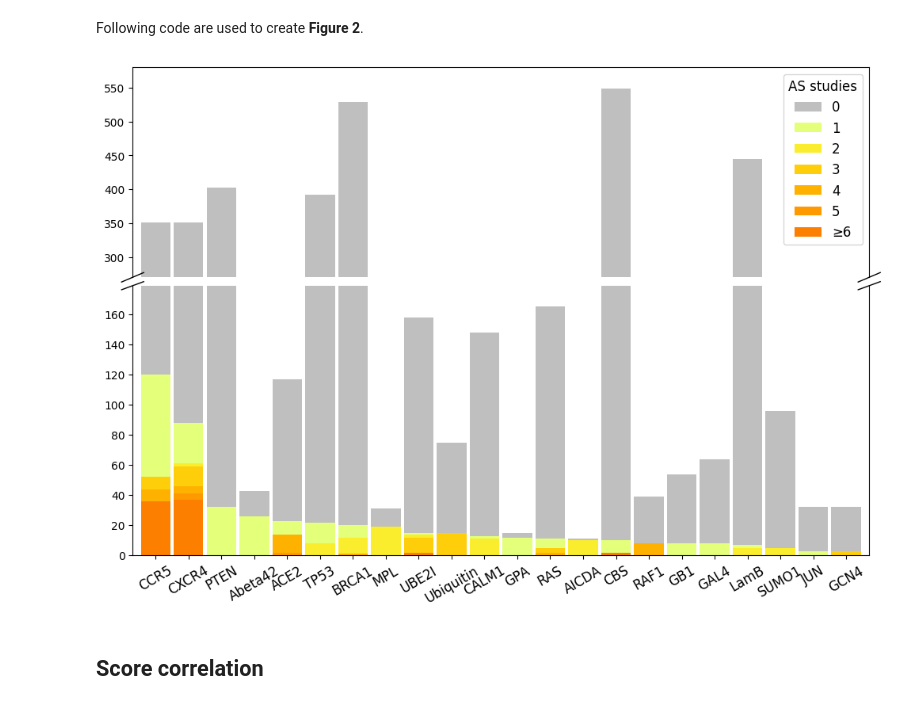
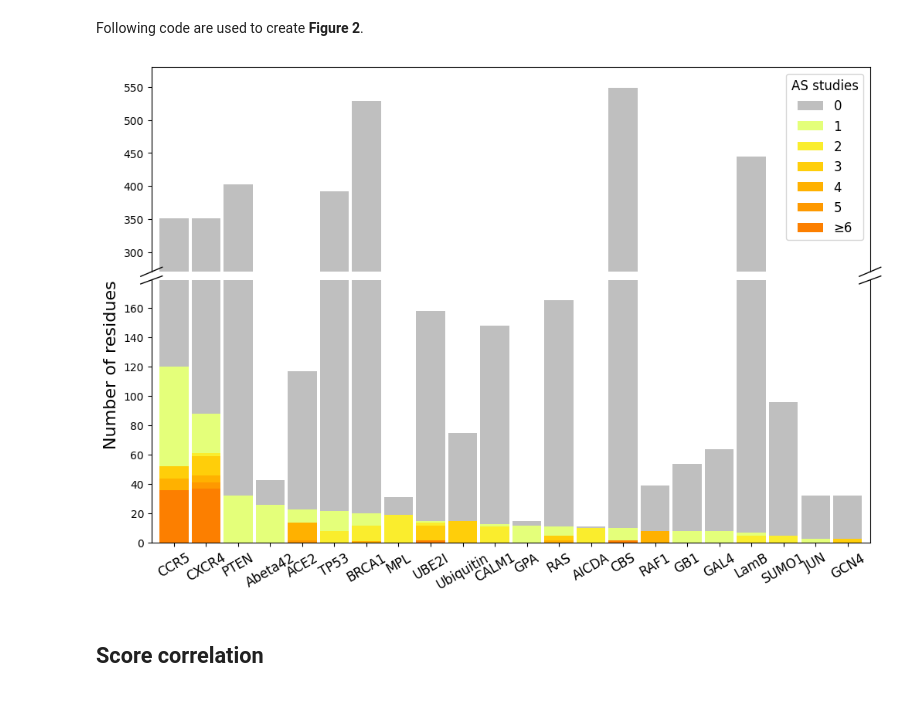
Before and after one commit to PapenfussLab/DMS_with_Alanine_scan, a Jupyter notebook: jupyter_code/P1_Statistics_of_curated_data.ipynb, the cells around one changed output. Saved outputs shown, nothing was run; the diff lists cells and outputs as text; code cells hidden in the pictures.

```diff
--- a/jupyter_code/P1_Statistics_of_curated_data.ipynb
+++ b/jupyter_code/P1_Statistics_of_curated_data.ipynb
@@ -156,34 +159,35 @@ axs[0].set_ylim(270,580)
 axs[1].set_ylim(0,179)
 
 # 3. Set legend.
 axs[1].legend().remove()
 handles, labels = axs[0].get_legend_handles_labels()
 legend_order = [6,5,4,3,2,1,0]
 axs[0].legend([handles[idx] for idx in legend_order],[labels[idx] for idx in legend_order], loc=1,
               fontsize=12).set_title('AS studies', prop={'size': 12})
 
 # 4. Set spines, ticks and labels.
 axs[0].spines['bottom'].set_visible(False)
 axs[1].spines['top'].set_visible(False)
+axs[1].set_ylabel('Number of residues', loc='top', fontsize=16)
 axs[0].set_xlabel(None)
 axs[1].set_xlabel(None)
 axs[0].set_xticks([])
 axs[0].set_xticks([], minor=True)
 axs[1].set_xticklabels(axs[1].get_xticklabels(), rotation=30, fontsize=12)
 
 # 5. Add breaking symbol.
 kwargs = dict(transform=axs[0].transAxes, color='k', clip_on=False, linewidth=1)
 d = .015  # how big to make the diagonal lines in axes coordinates
 adjustor = 1.5
 axs[0].plot((-d, +d), (-d*adjustor, +d*adjustor), **kwargs)        # top-left diagonal
 axs[0].plot((1 - d, 1 + d), (-d*adjustor, +d*adjustor), **kwargs)  # top-right diagonal
 kwargs.update(transform=axs[1].transAxes)  # switch to the bottom axes
 axs[1].plot((-d, +d), (1 - d, 1 + d), **kwargs)  # bottom-left diagonal
 axs[1].plot((1 - d, 1 + d), (1 - d, 1 + d), **kwargs)  # bottom-right diagonal
 
 plt.show()
 # %% [output]
-[figure, old version]
+[figure, new version]
 # %% [markdown]
 ## Score correlation
 # %% [markdown]
```
Also changed, not shown: parts of 2 cells of this notebook, 2 other files.
